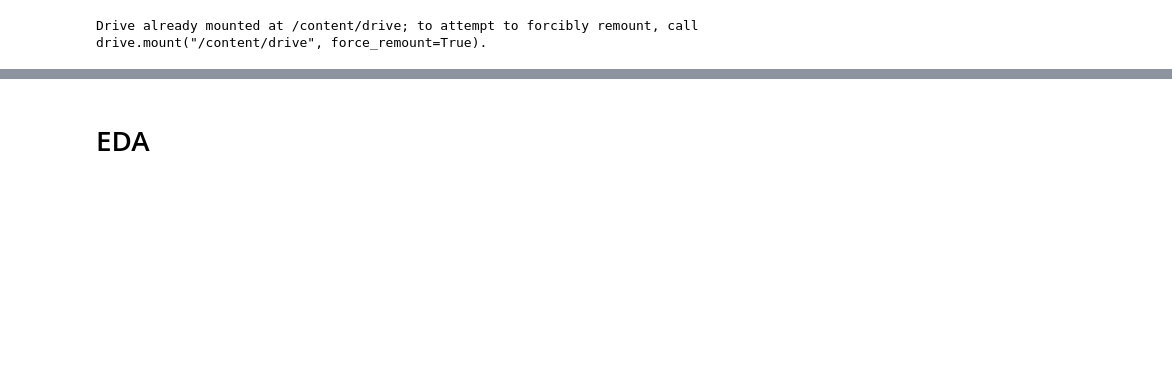
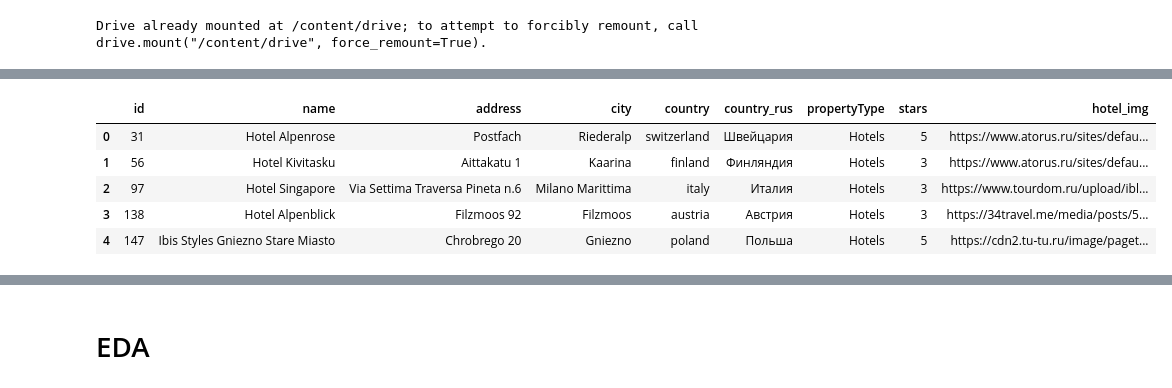
Before and after one commit to ElizavetaRysyeva/ver_last_ver, a Jupyter notebook: backend/рекомендательная.ipynb, the cells around one changed output, grey strips where cells are left out. Cells and saved outputs as stored; diff of their text form; code cells hidden in the pictures; blank space fills up the shorter version.

```diff
--- a/backend/рекомендательная.ipynb
+++ b/backend/рекомендательная.ipynb
@@ -51,2 +262,2 @@ Drive already mounted at /content/drive; to attempt to forcibly remount, call dr
 # %%
-hotel_details=pd.read_excel('/content/drive/My Drive/hotel.xlsx')
+hotel_details=pd.read_excel('/Users/liza/Downloads/hotel-hotel-latest/backend/hotels.xlsx')
@@ -56,0 +268,9 @@ events_df = pd.read_excel('/content/drive/My Drive/event.xlsx')
+# %%
+hotel_details.head()
+# %% [output]
+|  | id | name | address | city | country | country_rus | propertyType | stars | hotel_img |
+| 0 | 31 | Hotel Alpenrose | Postfach | Riederalp | switzerland | Швейцария | Hotels | 5 | https://www.atorus.ru/sites/defau... |
+| 1 | 56 | Hotel Kivitasku | Aittakatu 1 | Kaarina | finland | Финляндия | Hotels | 3 | https://www.atorus.ru/sites/defau... |
+| 2 | 97 | Hotel Singapore | Via Settima Traversa Pineta n.6 | Milano Marittima | italy | Италия | Hotels | 3 | https://www.tourdom.ru/upload/ibl... |
+| 3 | 138 | Hotel Alpenblick | Filzmoos 92 | Filzmoos | austria | Австрия | Hotels | 3 | https://34travel.me/media/posts/5... |
+| 4 | 147 | Ibis Styles Gniezno Stare Miasto | Chrobrego 20 | Gniezno | poland | Польша | Hotels | 5 | https://cdn2.tu-tu.ru/image/paget... |
```
Also changed, not shown: parts of 70 cells of this notebook.
